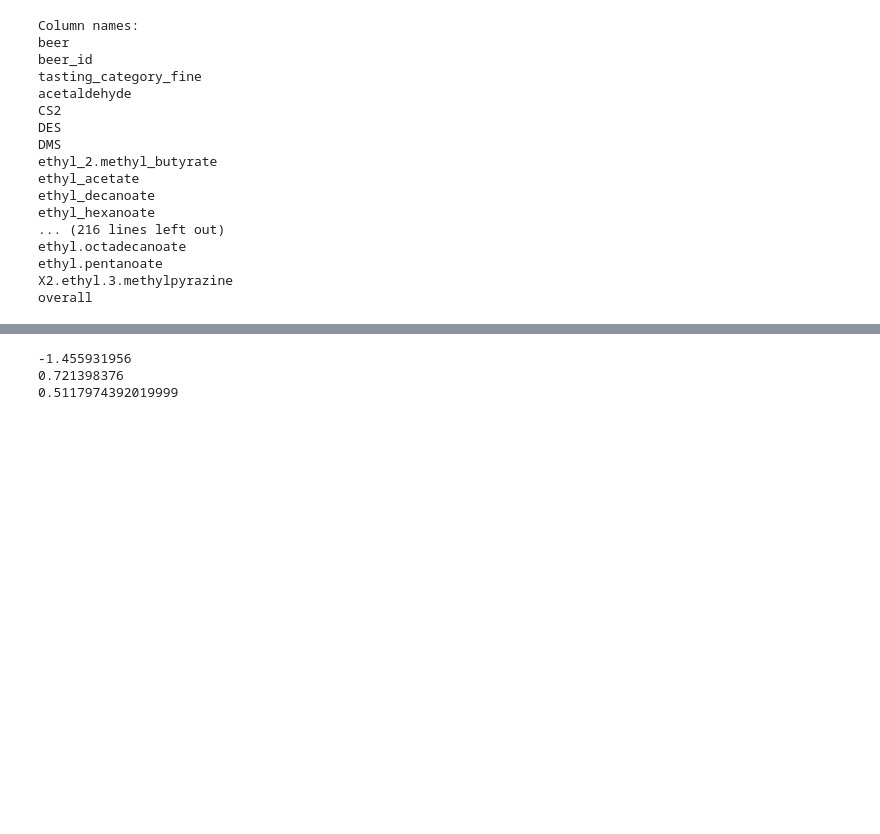
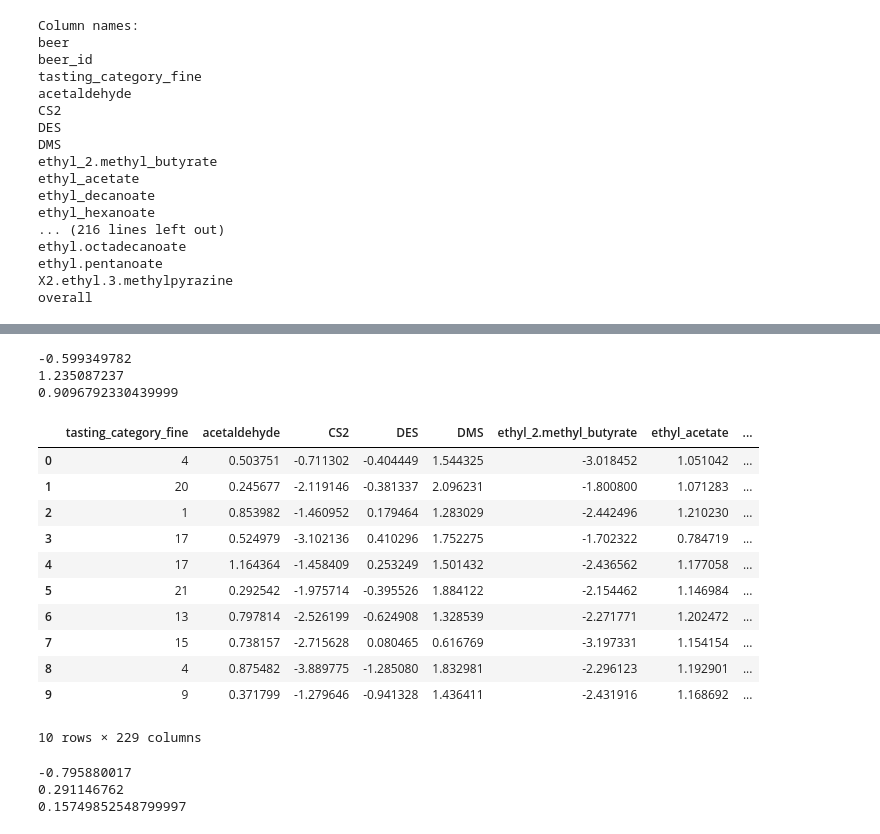
Before and after one commit to MaDe2101/DMLBeerProject, a Jupyter notebook: src/overallPythonFile.ipynb, the cells around one changed output, grey strips where cells are left out. Drawn from its saved outputs; the diff is of its cells as text; code cells hidden in the pictures; blank space fills up the shorter version.

Commit message:
Created sample of high correlation data

```diff
--- a/src/overallPythonFile.ipynb
+++ b/src/overallPythonFile.ipynb
@@ -183,12 +153,46 @@ min_values_rand = rand_sample.min()
 max_values_rand = rand_sample.max()
 avg_values_rand = rand_sample.mean()
 
-print(min_values_rand['ethanol..v.v.'])
-print(max_values_rand['ethanol..v.v.'])
-print(avg_values_rand['ethanol..v.v.'])
+print(min_values_rand['ethyl_acetate'])
+print(max_values_rand['ethyl_acetate'])
+print(avg_values_rand['ethyl_acetate'])
 # %% [output]
--1.455931956
-0.721398376
-0.5117974392019999
+-0.599349782
+1.235087237
+0.9096792330439999
 # %%
 rand_sample.to_csv('./../data/result/createdSampleData.csv', index=False)
+# %%
+# Remove Beer/Beer_Id/tasting_category and overall from newly generated sample
+# Why tasting category? If we don't remove it we get in trouble because we would have a dependency between ethanol and alcohol free beers
+# since the category itself is determined by chemical properties we are fine with omiting it from the result
+#rand_df = df.drop(columns=['beer','beer_id','overall'])
+highCorrelationRand = df.drop(columns=['beer','beer_id']) # keep overall and sample it randomly
+# Use name of columns that perform best in our GP analysis, start with what paper people found
+highCorrelationRand = generate_samples_with_bad(highCorrelationRand, 500, bad_columns=['ethyl_acetate','ethyl_octanoate','kcalperc','ethyl_hexanoate','glycerol'],cat_columns=['tasting_category_fine'],percentile=20)
+highCorrelationRand.head(10)
+# %% [output]
+|  | tasting_category_fine | acetaldehyde | CS2 | DES | DMS | ethyl_2.methyl_butyrate | ethyl_acetate | ... |
+| 0 | 4 | 0.503751 | -0.711302 | -0.404449 | 1.544325 | -3.018452 | 1.051042 | ... |
+| 1 | 20 | 0.245677 | -2.119146 | -0.381337 | 2.096231 | -1.800800 | 1.071283 | ... |
+| 2 | 1 | 0.853982 | -1.460952 | 0.179464 | 1.283029 | -2.442496 | 1.210230 | ... |
+| 3 | 17 | 0.524979 | -3.102136 | 0.410296 | 1.752275 | -1.702322 | 0.784719 | ... |
+| 4 | 17 | 1.164364 | -1.458409 | 0.253249 | 1.501432 | -2.436562 | 1.177058 | ... |
+| 5 | 21 | 0.292542 | -1.975714 | -0.395526 | 1.884122 | -2.154462 | 1.146984 | ... |
+| 6 | 13 | 0.797814 | -2.526199 | -0.624908 | 1.328539 | -2.271771 | 1.202472 | ... |
+| 7 | 15 | 0.738157 | -2.715628 | 0.080465 | 0.616769 | -3.197331 | 1.154154 | ... |
+| 8 | 4 | 0.875482 | -3.889775 | -1.285080 | 1.832981 | -2.296123 | 1.192901 | ... |
+| 9 | 9 | 0.371799 | -1.279646 | -0.941328 | 1.436411 | -2.431916 | 1.168692 | ... |
+10 rows × 229 columns
+# %%
+min_values_cor = highCorrelationRand.min()
+max_values_cor = highCorrelationRand.max()
+avg_values_cor = highCorrelationRand.mean()
+
+print(min_values_cor['glycerol'])
+print(max_values_cor['glycerol'])
+print(avg_values_cor['glycerol'])
+# %% [output]
+-0.795880017
+0.291146762
+0.15749852548799997
```
Also changed, not shown: parts of 4 cells of this notebook, 2 other files.
